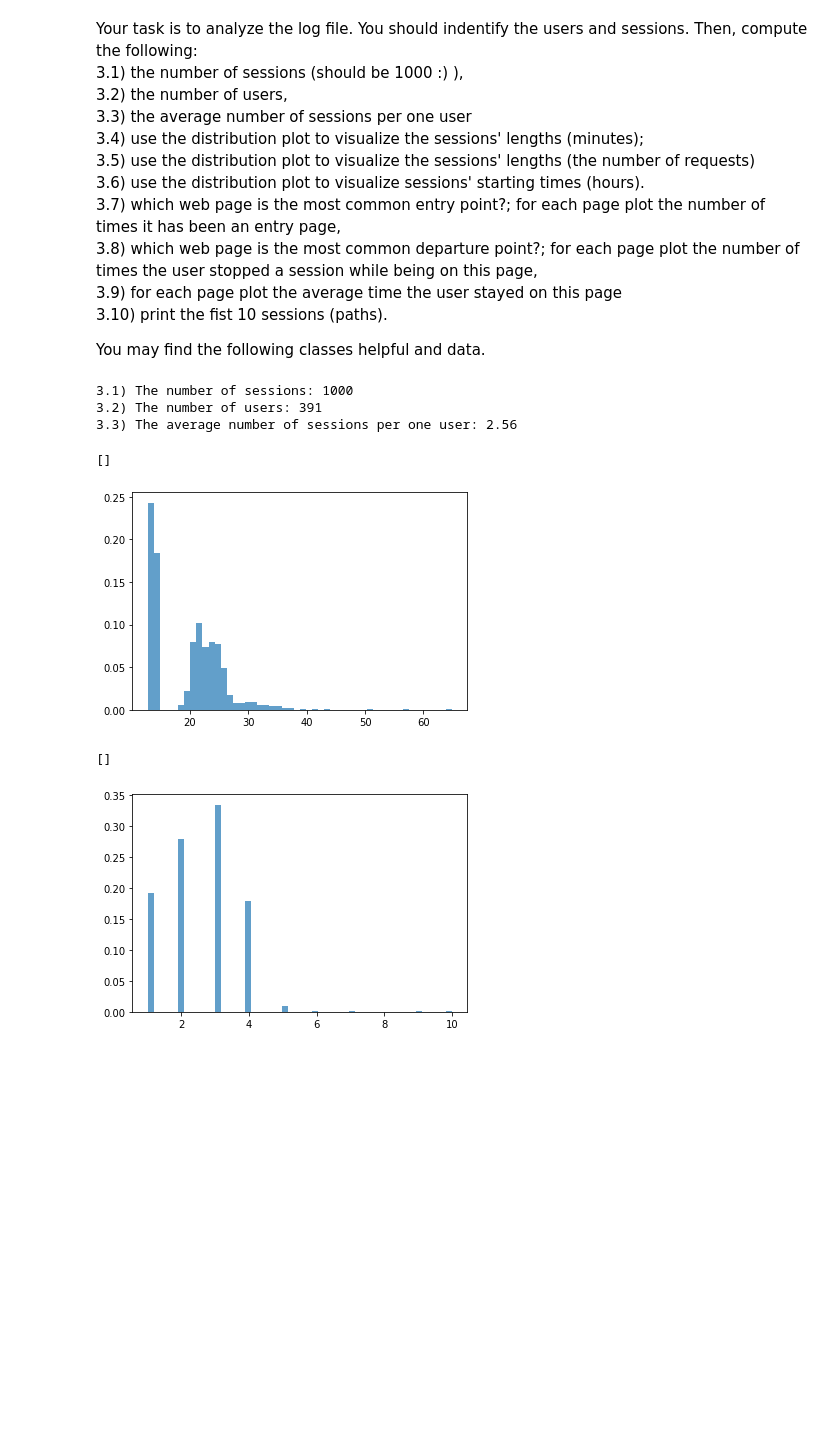
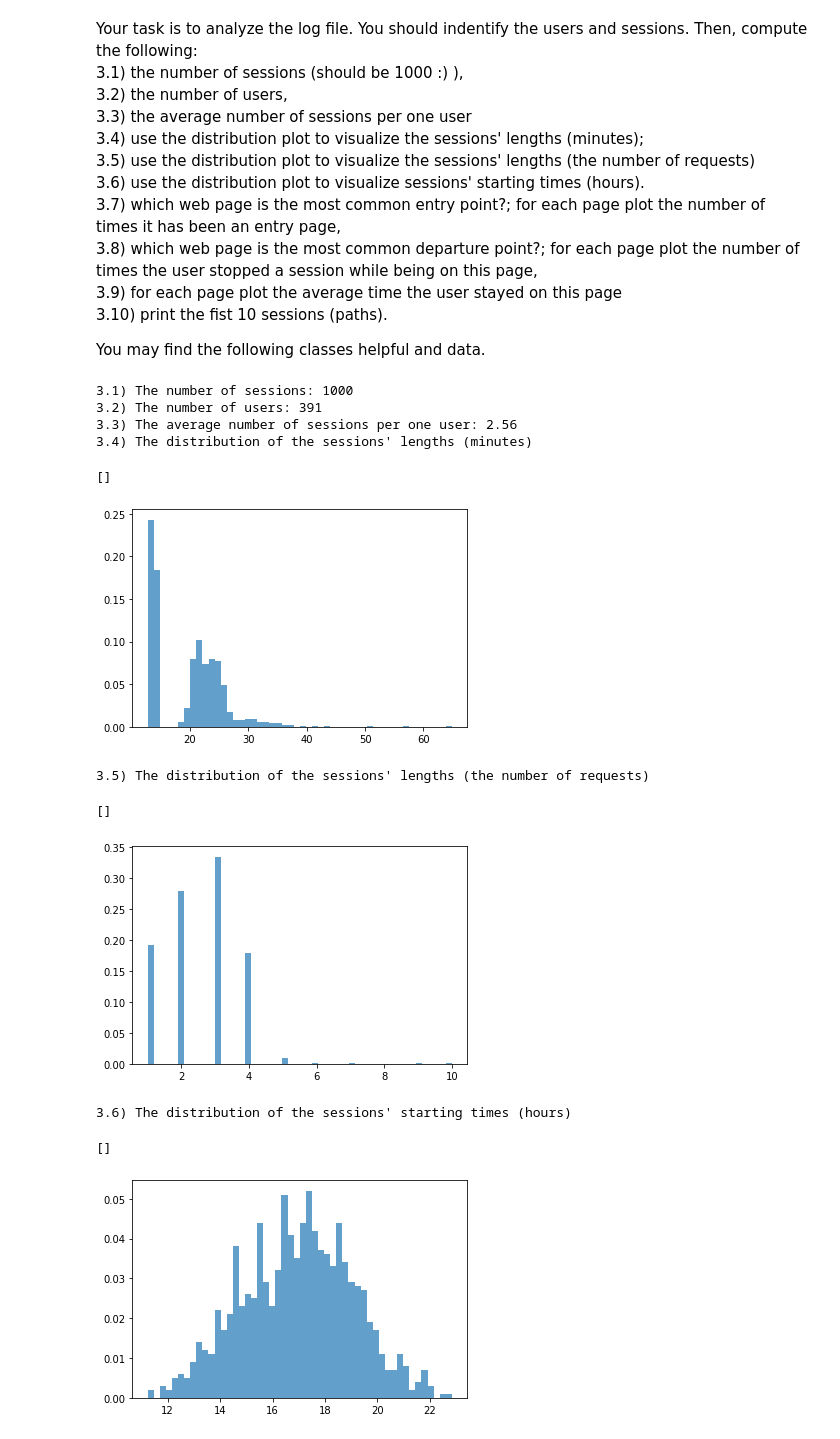
Before and after one commit to feliksczart/zasoby_informacyjne, a Jupyter notebook: Lab9/Lab9_Logs.ipynb, the cells around one changed output. Cells and saved outputs as stored; diff of their text form; code cells hidden in the pictures; blank space fills up the shorter version.

```diff
--- a/Lab9/Lab9_Logs.ipynb
+++ b/Lab9/Lab9_Logs.ipynb
@@ -80,9 +80,12 @@ You may find the following classes helpful and data.
 class Session:
     def __init__(self,startTime,stopTime,requests,threshold):
         self.startTime = startTime
+        self.startTimeHour = startTime/3600.0
         self.stopTime = stopTime
         self.requests = requests
         self.sessionLen = (stopTime - startTime + threshold)/60.0
+        self.entryPage = requests[0].page
+        self.departurePage = requests[-1].page
 
     def __repr__(self):
         print("SESSION")
@@ -148,6 +151,7 @@ for i in users.keys():
 print("3.1) The number of sessions: " + str(len(sessions)))
 print("3.2) The number of users: " + str(len(users.keys())))
 print("3.3) The average number of sessions per one user: " + str(round(len(sessions)/len(users.keys()),2)))
+print("3.4) The distribution of the sessions' lengths (minutes)")
 
 # plot distribution
 weights = np.ones_like(sessions)/float(len(sessions))
@@ -161,11 +165,22 @@ plt.plot()
 3.1) The number of sessions: 1000
 3.2) The number of users: 391
 3.3) The average number of sessions per one user: 2.56
+3.4) The distribution of the sessions' lengths (minutes)
 []
 [figure]
 # %%
+print("3.5) The distribution of the sessions' lengths (the number of requests)")
 count, bins, ignored = plt.hist([len(i.requests) for i in sessions], 50, alpha=0.7, weights=weights)
 plt.plot()
 # %% [output]
-[]
+3.5) The distribution of the sessions' lengths (the number of requests)
+[]
 [figure]
+# %%
+print("3.6) The distribution of the sessions' starting times (hours)")
+count, bins, ignored = plt.hist([i.startTimeHour for i in sessions], 50, alpha=0.7, weights=weights)
+plt.plot()
+# %% [output]
+3.6) The distribution of the sessions' starting times (hours)
+[]
+[figure, added]
```
Also changed, not shown: parts of 2 cells of this notebook.
